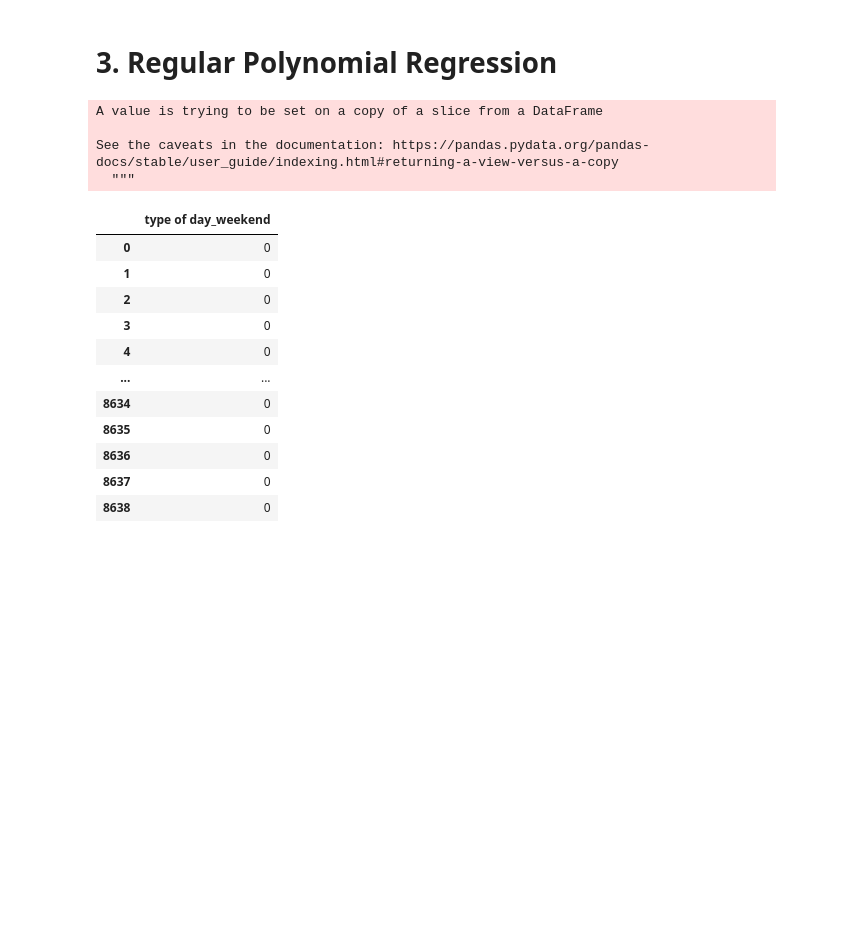
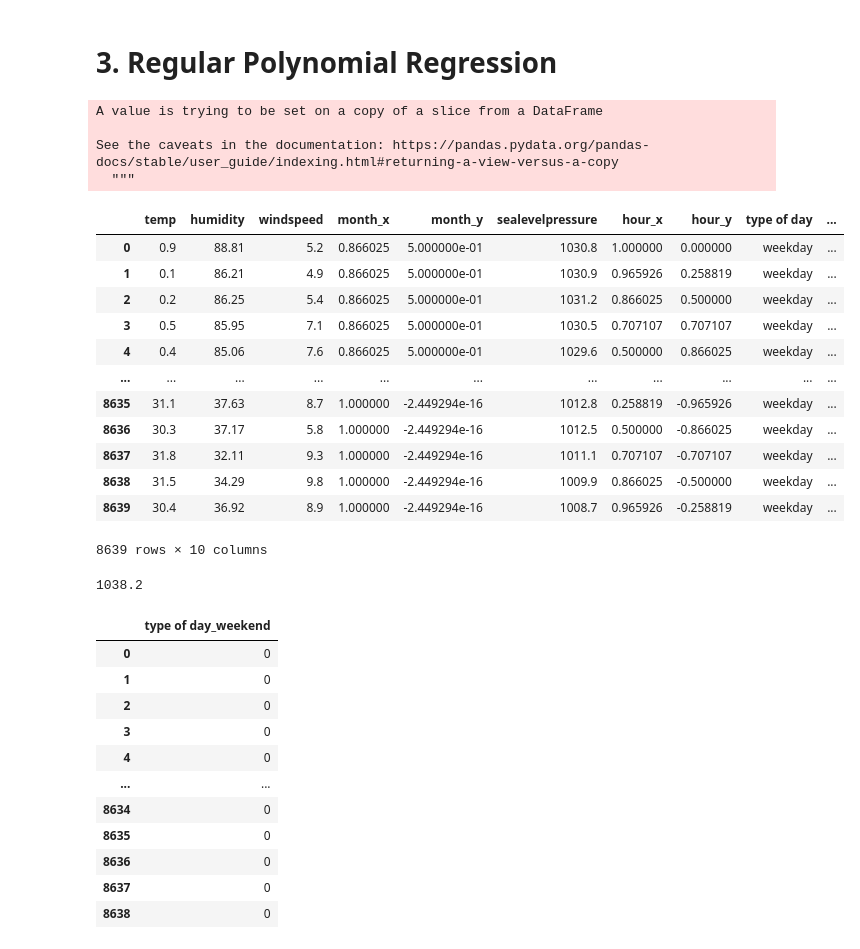
Before and after one commit to jcummingsutk/ozone_pollution, a Jupyter notebook: notebook.ipynb, the cells around one changed output. Cells and saved outputs as stored; diff of their text form; code cells hidden in the pictures; blank space fills up the shorter version.

```diff
--- a/notebook.ipynb
+++ b/notebook.ipynb
@@ -538,17 +537,37 @@ print(get_mae(reg, X_test, y_test), get_rmse(reg, X_test, y_test))
 0.008415888001073945 0.01044373477264728
 # %% [markdown]
 # 3. Regular Polynomial Regression
-# %%
-use_cols_numerical=['temp', 'humidity', 'windspeed', 'month_x', 'month_y', 'sealevelpressure', 'hour_x', 'hour_y']
-use_cols_cat = ['type of day']
-target='sample measurement'
-df_col_useful = df_col[use_cols_numerical + use_cols_cat + [target]]
-df_col_useful.dropna(inplace=True)
-# %% [output]
-A value is trying to be set on a copy of a slice from a DataFrame
-
-See the caveats in the documentation: https://pandas.pydata.org/pandas-docs/stable/user_guide/indexing.html#returning-a-view-versus-a-copy
-  """
+# %%
+use_cols_numerical=['temp', 'humidity', 'windspeed', 'month_x', 'month_y', 'sealevelpressure', 'hour_x', 'hour_y']
+use_cols_cat = ['type of day']
+target='sample measurement'
+df_col_useful = df_col[use_cols_numerical + use_cols_cat + [target]]
+df_col_useful.dropna(inplace=True)
+# %% [output]
+A value is trying to be set on a copy of a slice from a DataFrame
+
+See the caveats in the documentation: https://pandas.pydata.org/pandas-docs/stable/user_guide/indexing.html#returning-a-view-versus-a-copy
+  """
+# %%
+df_col_useful
+# %% [output]
+|  | temp | humidity | windspeed | month_x | month_y | sealevelpressure | hour_x | hour_y | type of day | ... |
+| 0 | 0.9 | 88.81 | 5.2 | 0.866025 | 5.000000e-01 | 1030.8 | 1.000000 | 0.000000 | weekday | ... |
+| 1 | 0.1 | 86.21 | 4.9 | 0.866025 | 5.000000e-01 | 1030.9 | 0.965926 | 0.258819 | weekday | ... |
+| 2 | 0.2 | 86.25 | 5.4 | 0.866025 | 5.000000e-01 | 1031.2 | 0.866025 | 0.500000 | weekday | ... |
+| 3 | 0.5 | 85.95 | 7.1 | 0.866025 | 5.000000e-01 | 1030.5 | 0.707107 | 0.707107 | weekday | ... |
+| 4 | 0.4 | 85.06 | 7.6 | 0.866025 | 5.000000e-01 | 1029.6 | 0.500000 | 0.866025 | weekday | ... |
+| ... | ... | ... | ... | ... | ... | ... | ... | ... | ... | ... |
+| 8635 | 31.1 | 37.63 | 8.7 | 1.000000 | -2.449294e-16 | 1012.8 | 0.258819 | -0.965926 | weekday | ... |
+| 8636 | 30.3 | 37.17 | 5.8 | 1.000000 | -2.449294e-16 | 1012.5 | 0.500000 | -0.866025 | weekday | ... |
+| 8637 | 31.8 | 32.11 | 9.3 | 1.000000 | -2.449294e-16 | 1011.1 | 0.707107 | -0.707107 | weekday | ... |
+| 8638 | 31.5 | 34.29 | 9.8 | 1.000000 | -2.449294e-16 | 1009.9 | 0.866025 | -0.500000 | weekday | ... |
+| 8639 | 30.4 | 36.92 | 8.9 | 1.000000 | -2.449294e-16 | 1008.7 | 0.965926 | -0.258819 | weekday | ... |
+8639 rows × 10 columns
+# %%
+df_col_useful["sealevelpressure"].max()
+# %% [output]
+1038.2
 # %%
 N_DEG = 5
 df_scaled_p, df_cat_p, y = get_poly_scaled(df_col_useful, use_cols_numerical, use_cols_cat, target, N_DEG)
```
Also changed, not shown: parts of 23 cells of this notebook, 10 other files.
